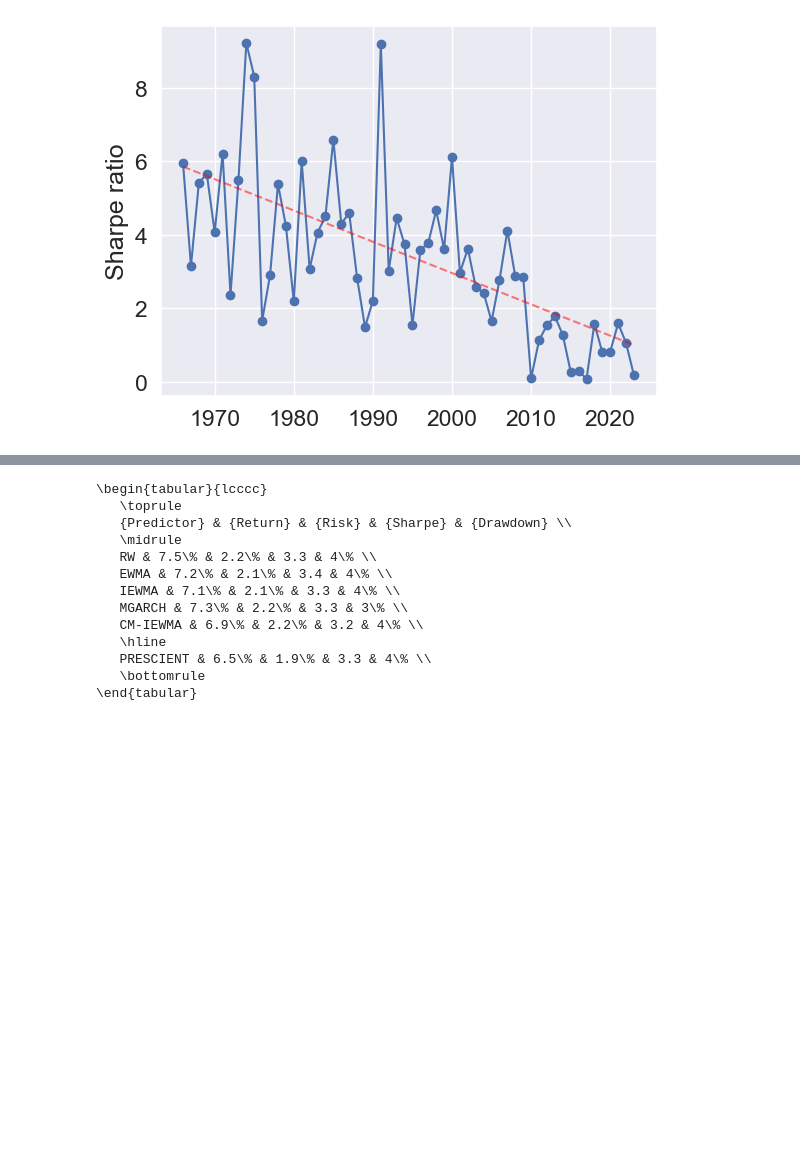
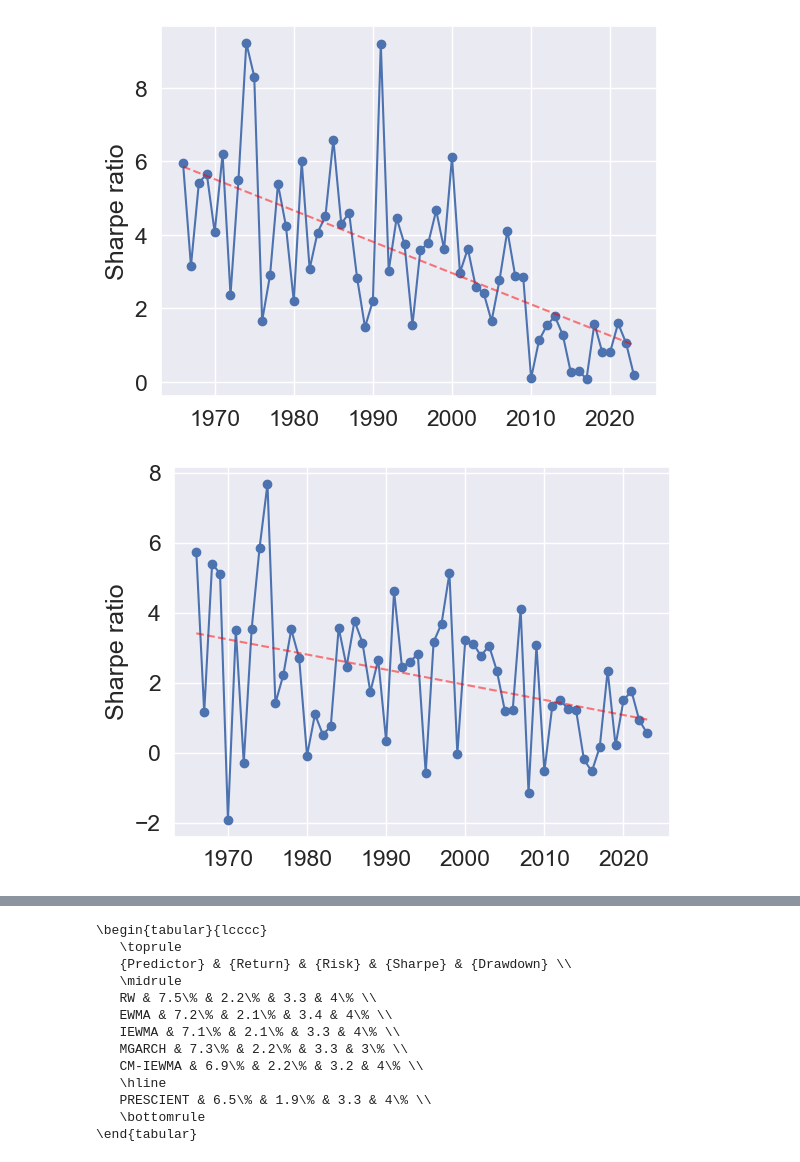
Before and after one commit to cvxgrp/cov_pred_finance, a Jupyter notebook: experiments/factor_portfolios.ipynb, the cells around one changed output, grey strips where cells are left out. Cells and saved outputs as stored; diff of their text form; code cells hidden in the pictures; blank space fills up the shorter version.

```diff
--- a/experiments/factor_portfolios.ipynb
+++ b/experiments/factor_portfolios.ipynb
@@ -371,3 +543,10 @@ SRs = yearly_SR(trader)
 plt.legend().remove()
 # %% [output]
 [figure]
+# %%
+# 250-day EWMA
+trader = traders_mean_var["CM-IEWMA"]
+SRs = yearly_SR(trader)
+plt.legend().remove()
+# %% [output]
+[figure, added]
```
Also changed, not shown: parts of 29 cells of this notebook, 4 other files.
